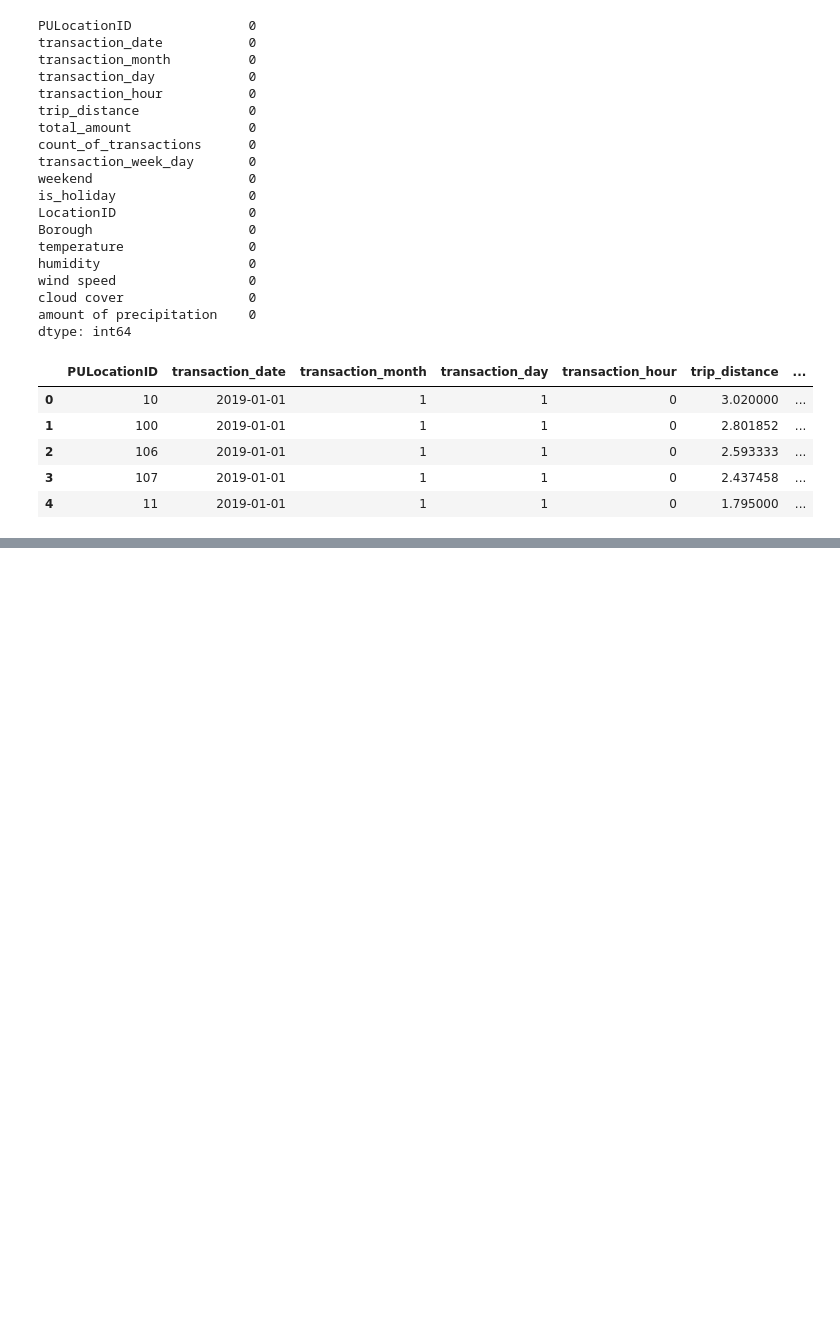
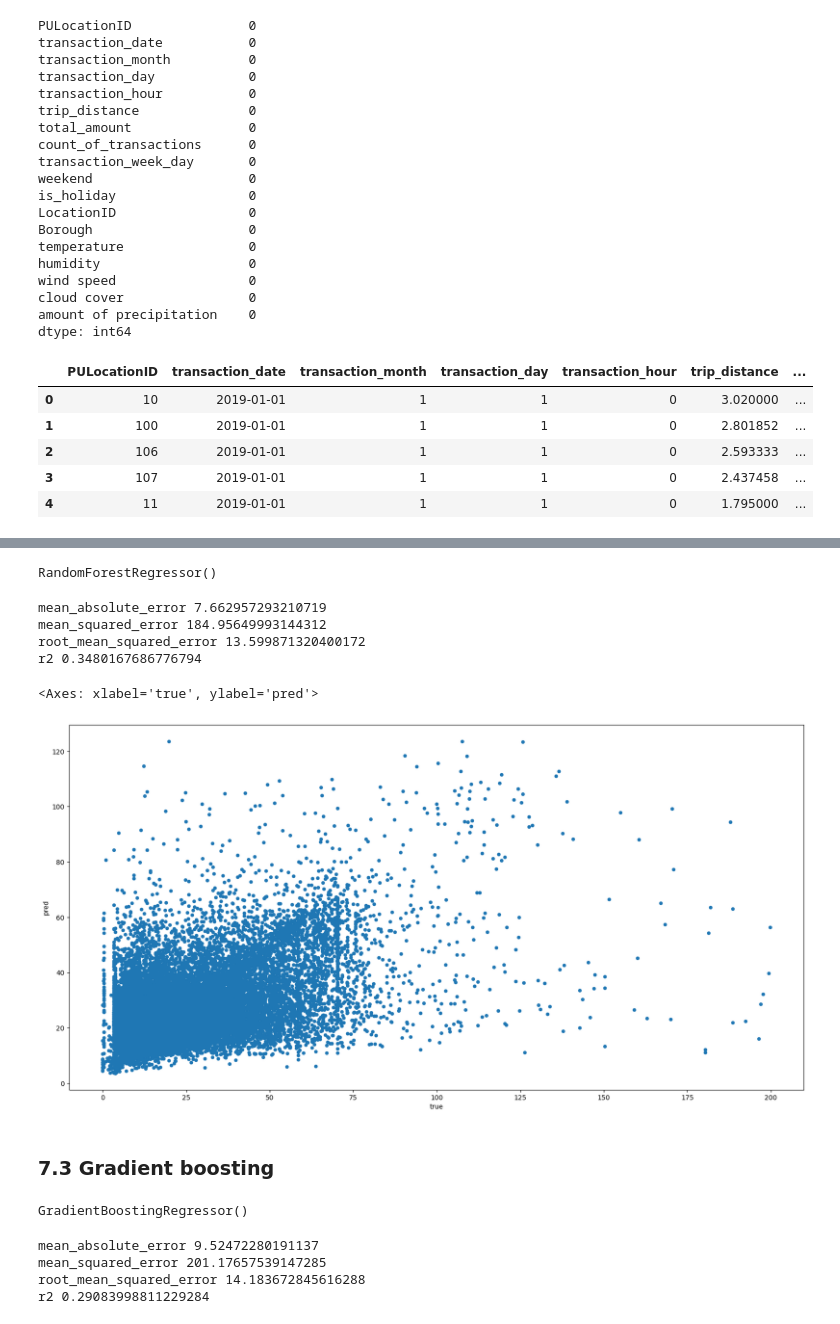
Before and after one commit to jamesaje/New-York-Taxi-Analysis, a Jupyter notebook: project_notebook.ipynb, the cells around one changed output, grey strips where cells are left out. Cells and saved outputs as stored; diff of their text form; code cells hidden in the pictures; blank space fills up the shorter version.

```diff
--- a/project_notebook.ipynb
+++ b/project_notebook.ipynb
@@ -771,0 +942,58 @@ trip_with_weather.head()
+# %%
+from sklearn.ensemble import RandomForestRegressor
+
+rf = RandomForestRegressor()
+rf.fit(X_train, y_train)
+# %% [output]
+RandomForestRegressor()
+# %%
+y_pred = rf.predict(X_test)
+
+from sklearn.metrics import mean_absolute_error
+from sklearn.metrics import mean_squared_error
+from sklearn.metrics import r2_score
+from math import sqrt
+
+print('mean_absolute_error', mean_absolute_error(y_test, y_pred))
+print('mean_squared_error', mean_squared_error(y_test, y_pred))
+print('root_mean_squared_error', sqrt(mean_squared_error(y_test, y_pred)))
+print('r2', r2_score(y_test, y_pred))
+# %% [output]
+mean_absolute_error 7.662957293210719
+mean_squared_error 184.95649993144312
+root_mean_squared_error 13.599871320400172
+r2 0.3480167686776794
+# %%
+data = {'true' : y_test, 'pred' : y_pred}
+results = pd.DataFrame(data)
+
+results.plot(figsize=(20, 10), kind='scatter', x='true', y='pred')
+# %% [output]
+<Axes: xlabel='true', ylabel='pred'>
+[figure, added]
+# %% [markdown]
+### 7.3 Gradient boosting
+# %%
+from sklearn.ensemble import GradientBoostingRegressor
+
+gb = GradientBoostingRegressor()
+gb.fit(X_train, y_train)
+# %% [output]
+GradientBoostingRegressor()
+# %%
+y_pred = gb.predict(X_test)
+
+from sklearn.metrics import mean_absolute_error
+from sklearn.metrics import mean_squared_error
+from sklearn.metrics import r2_score
+from math import sqrt
+
+print('mean_absolute_error', mean_absolute_error(y_test, y_pred))
+print('mean_squared_error', mean_squared_error(y_test, y_pred))
+print('root_mean_squared_error', sqrt(mean_squared_error(y_test, y_pred)))
+print('r2', r2_score(y_test, y_pred))
+# %% [output]
+mean_absolute_error 9.52472280191137
+mean_squared_error 201.17657539147285
+root_mean_squared_error 14.183672845616288
+r2 0.29083998811229284
```
Also changed, not shown: parts of 37 cells of this notebook.
